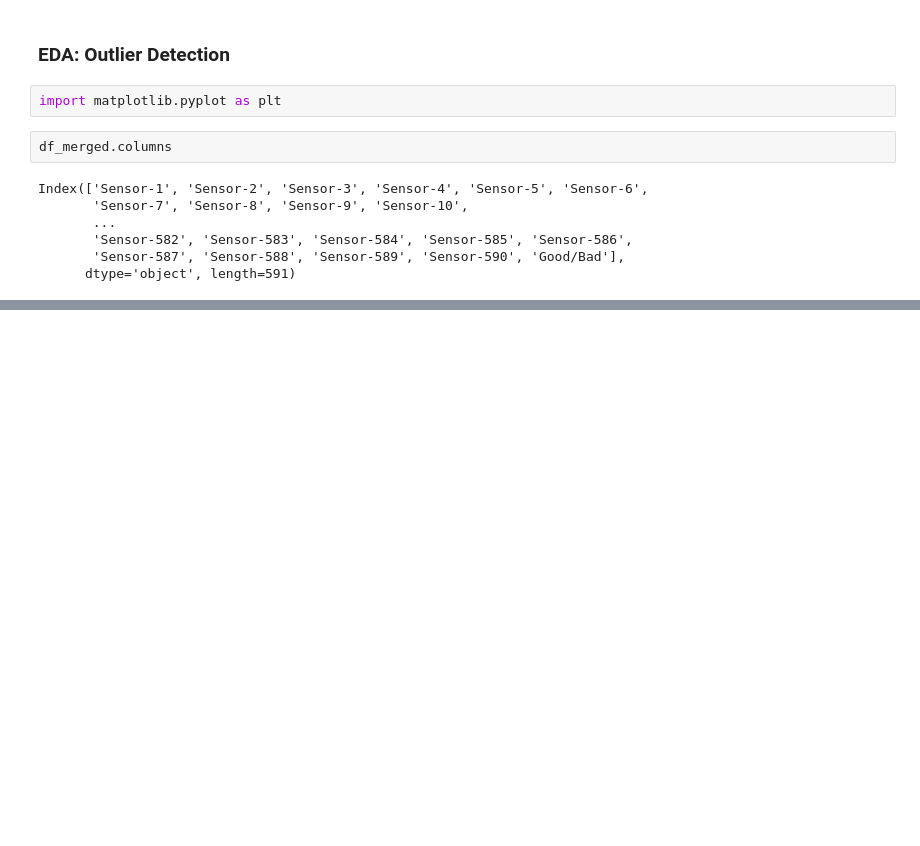
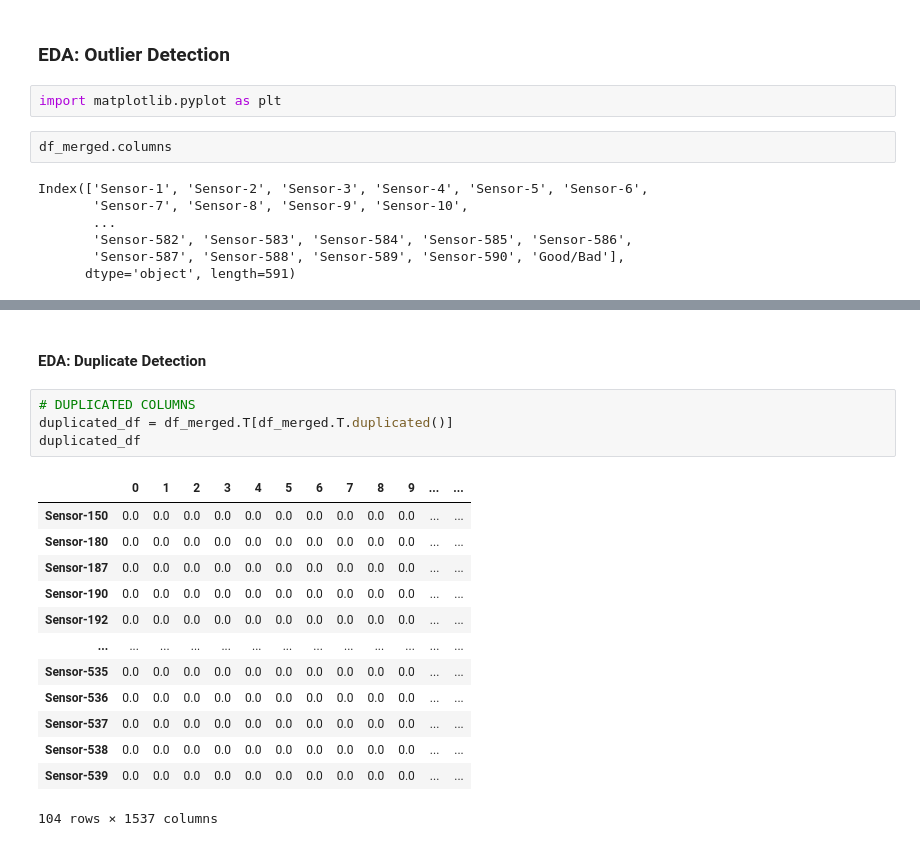
Before and after one commit to ayhanoruc/predictive-wafer-maintenance, a Jupyter notebook: notebook/EDA.ipynb, the cells around one changed output, grey strips where cells are left out. Drawn from its saved outputs; the diff is of its cells as text; blank space fills up the shorter version.

```diff
--- a/notebook/EDA.ipynb
+++ b/notebook/EDA.ipynb
@@ -326,0 +413,20 @@ for col in df_merged.columns[1:4]:
+# %% [markdown]
+#### EDA: Duplicate Detection
+# %%
+# DUPLICATED COLUMNS
+duplicated_df = df_merged.T[df_merged.T.duplicated()]
+duplicated_df
+# %% [output]
+|  | 0 | 1 | 2 | 3 | 4 | 5 | 6 | 7 | 8 | 9 | ... | ... |
+| Sensor-150 | 0.0 | 0.0 | 0.0 | 0.0 | 0.0 | 0.0 | 0.0 | 0.0 | 0.0 | 0.0 | ... | ... |
+| Sensor-180 | 0.0 | 0.0 | 0.0 | 0.0 | 0.0 | 0.0 | 0.0 | 0.0 | 0.0 | 0.0 | ... | ... |
+| Sensor-187 | 0.0 | 0.0 | 0.0 | 0.0 | 0.0 | 0.0 | 0.0 | 0.0 | 0.0 | 0.0 | ... | ... |
+| Sensor-190 | 0.0 | 0.0 | 0.0 | 0.0 | 0.0 | 0.0 | 0.0 | 0.0 | 0.0 | 0.0 | ... | ... |
+| Sensor-192 | 0.0 | 0.0 | 0.0 | 0.0 | 0.0 | 0.0 | 0.0 | 0.0 | 0.0 | 0.0 | ... | ... |
+| ... | ... | ... | ... | ... | ... | ... | ... | ... | ... | ... | ... | ... |
+| Sensor-535 | 0.0 | 0.0 | 0.0 | 0.0 | 0.0 | 0.0 | 0.0 | 0.0 | 0.0 | 0.0 | ... | ... |
+| Sensor-536 | 0.0 | 0.0 | 0.0 | 0.0 | 0.0 | 0.0 | 0.0 | 0.0 | 0.0 | 0.0 | ... | ... |
+| Sensor-537 | 0.0 | 0.0 | 0.0 | 0.0 | 0.0 | 0.0 | 0.0 | 0.0 | 0.0 | 0.0 | ... | ... |
+| Sensor-538 | 0.0 | 0.0 | 0.0 | 0.0 | 0.0 | 0.0 | 0.0 | 0.0 | 0.0 | 0.0 | ... | ... |
+| Sensor-539 | 0.0 | 0.0 | 0.0 | 0.0 | 0.0 | 0.0 | 0.0 | 0.0 | 0.0 | 0.0 | ... | ... |
+104 rows × 1537 columns
```
Also changed, not shown: parts of 44 cells of this notebook.
